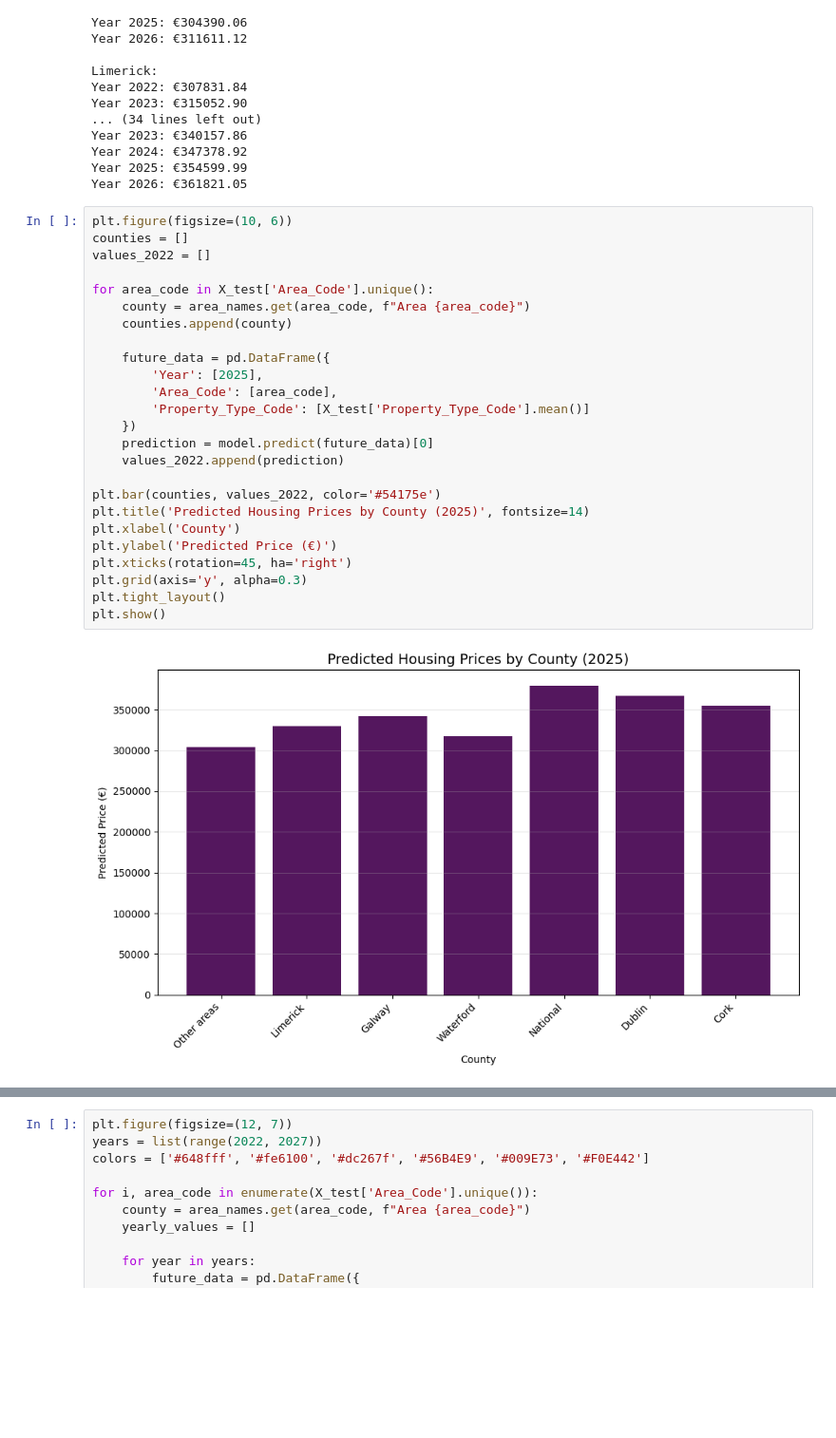
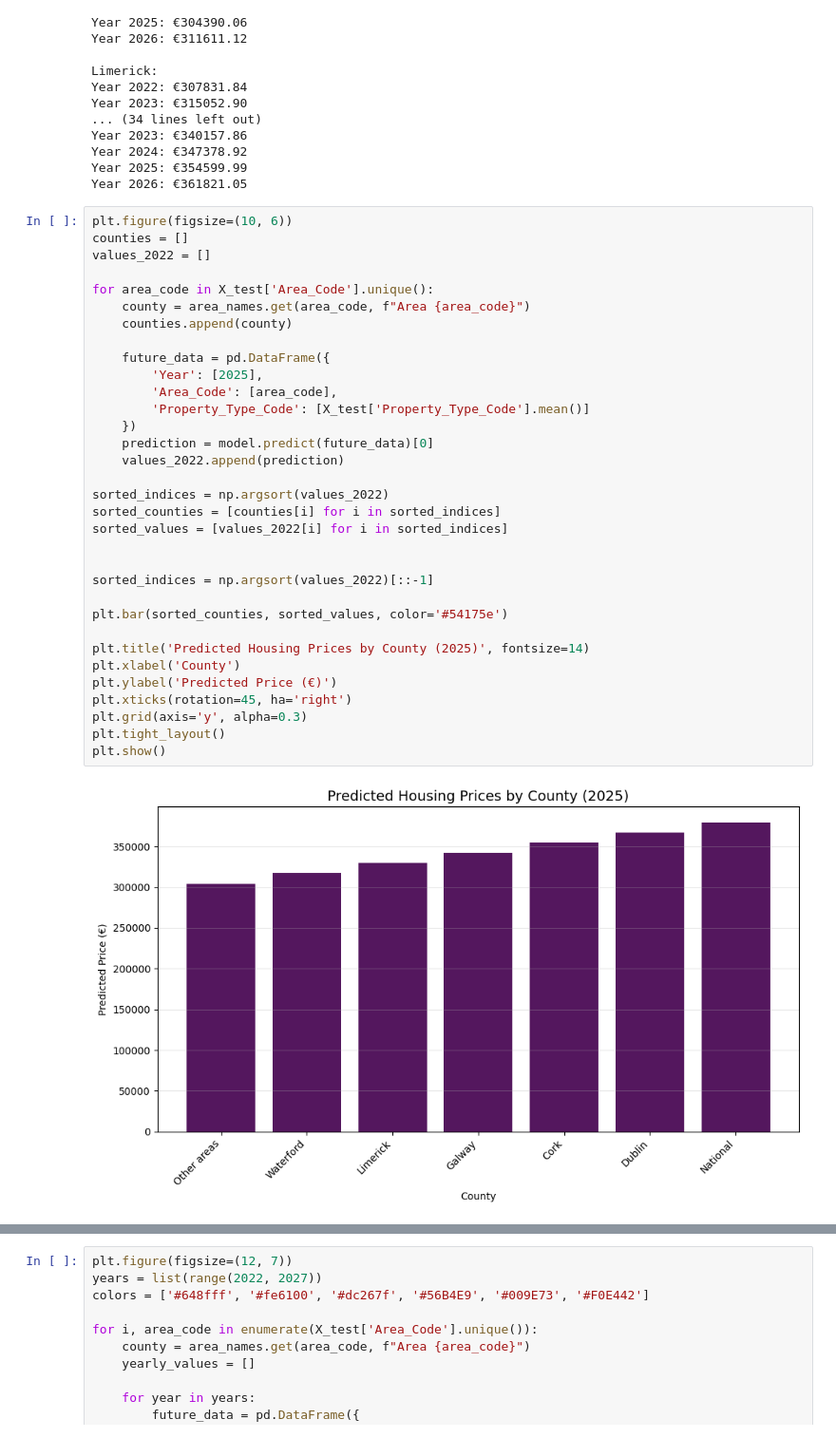
Before and after one commit to babiweltson/strategicthinkingCA3, a Jupyter notebook: CA3StrategicThinking.ipynb, the cells around one changed output, grey strips where cells are left out. Shown at 95% size. Saved outputs shown, nothing was run; the diff lists cells and outputs as text; blank space fills up the shorter version.

Commit message:
Adding new visualizations

```diff
--- a/CA3StrategicThinking.ipynb
+++ b/CA3StrategicThinking.ipynb
@@ -415,27 +449,35 @@ Year 2026: €361821.05
 # %%
 plt.figure(figsize=(10, 6))
 counties = []
 values_2022 = []
 
 for area_code in X_test['Area_Code'].unique():
     county = area_names.get(area_code, f"Area {area_code}")
     counties.append(county)
 
     future_data = pd.DataFrame({
         'Year': [2025],
         'Area_Code': [area_code],
         'Property_Type_Code': [X_test['Property_Type_Code'].mean()]
     })
     prediction = model.predict(future_data)[0]
     values_2022.append(prediction)
 
-plt.bar(counties, values_2022, color='#54175e')
+sorted_indices = np.argsort(values_2022)
+sorted_counties = [counties[i] for i in sorted_indices]
+sorted_values = [values_2022[i] for i in sorted_indices]
+
+
+sorted_indices = np.argsort(values_2022)[::-1]
+
+plt.bar(sorted_counties, sorted_values, color='#54175e')
+
 plt.title('Predicted Housing Prices by County (2025)', fontsize=14)
 plt.xlabel('County')
 plt.ylabel('Predicted Price (€)')
 plt.xticks(rotation=45, ha='right')
 plt.grid(axis='y', alpha=0.3)
 plt.tight_layout()
 plt.show()
 # %% [output]
-[figure, old version]
+[figure, new version]
```
Also changed, not shown: parts of 4 cells of this notebook.
